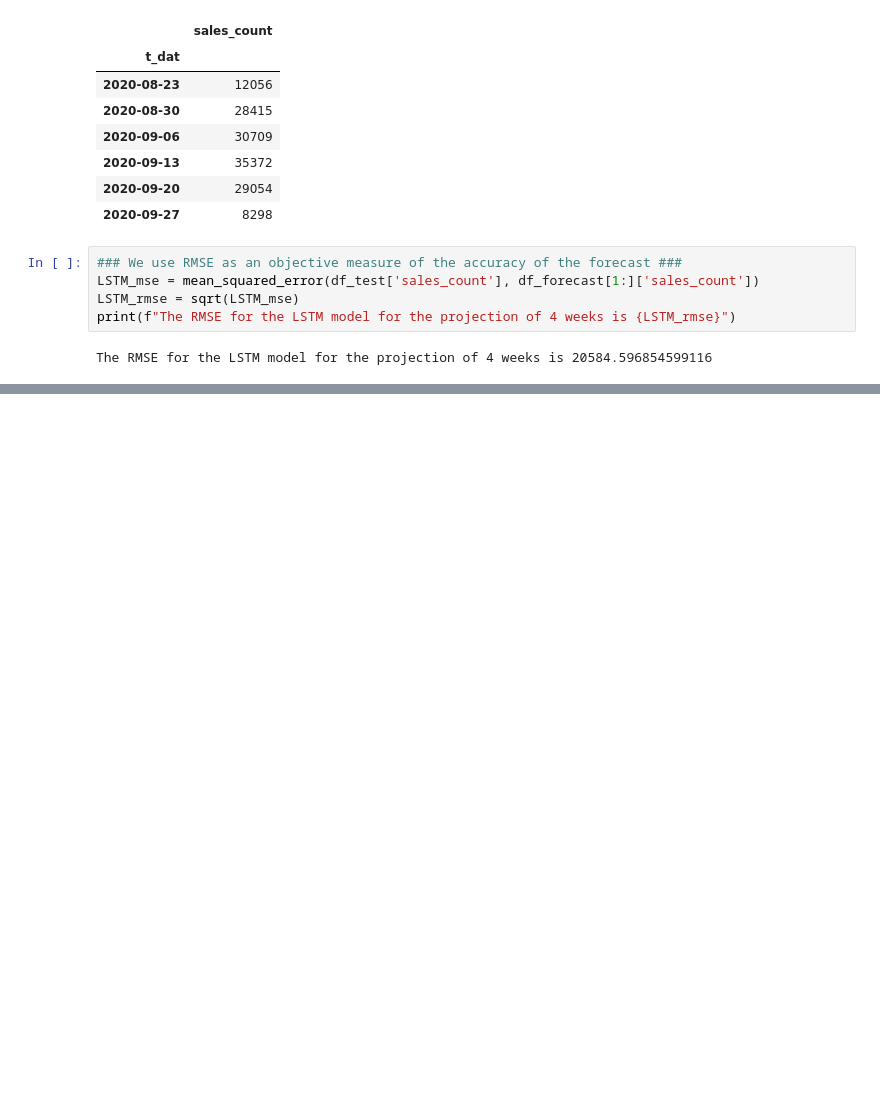
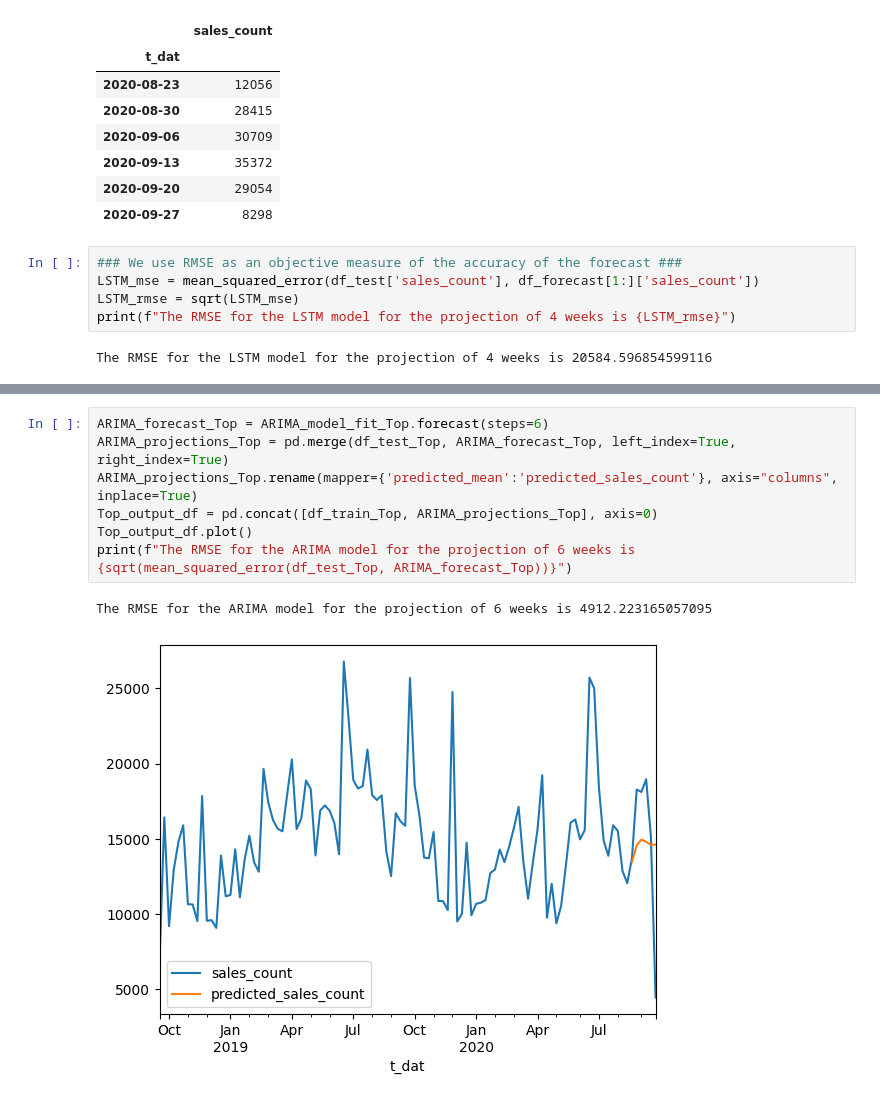
Before and after one commit to billysimct/Data-Science-Business, a Jupyter notebook: inventory_mgmt.ipynb, the cells around one changed output, grey strips where cells are left out. Cells and saved outputs as stored; diff of their text form; blank space fills up the shorter version.

```diff
--- a/inventory_mgmt.ipynb
+++ b/inventory_mgmt.ipynb
@@ -209,0 +457,10 @@ The RMSE for the LSTM model for the projection of 4 weeks is 20584.596854599116
+# %%
+ARIMA_forecast_Top = ARIMA_model_fit_Top.forecast(steps=6)
+ARIMA_projections_Top = pd.merge(df_test_Top, ARIMA_forecast_Top, left_index=True, right_index=True)
+ARIMA_projections_Top.rename(mapper={'predicted_mean':'predicted_sales_count'}, axis="columns", inplace=True)
+Top_output_df = pd.concat([df_train_Top, ARIMA_projections_Top], axis=0)
+Top_output_df.plot()
+print(f"The RMSE for the ARIMA model for the projection of 6 weeks is {sqrt(mean_squared_error(df_test_Top, ARIMA_forecast_Top))}")
+# %% [output]
+The RMSE for the ARIMA model for the projection of 6 weeks is 4912.223165057095
+[figure, added]
```
Also changed, not shown: parts of 31 cells of this notebook.
